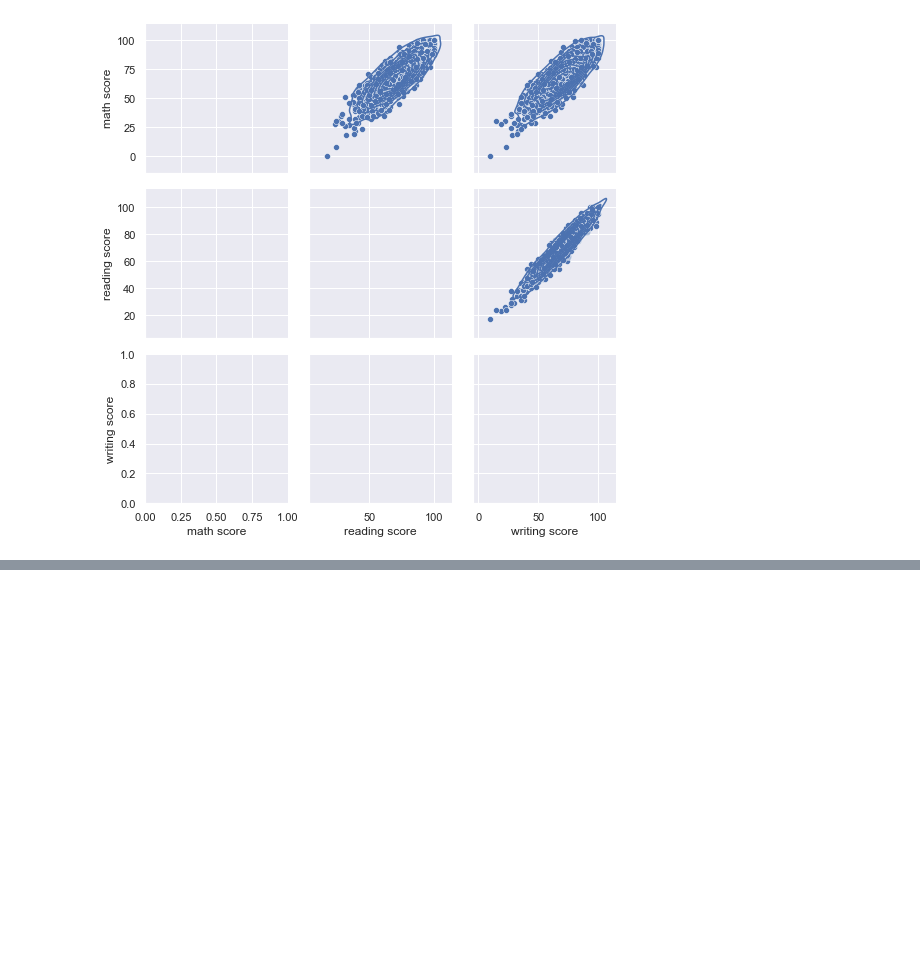
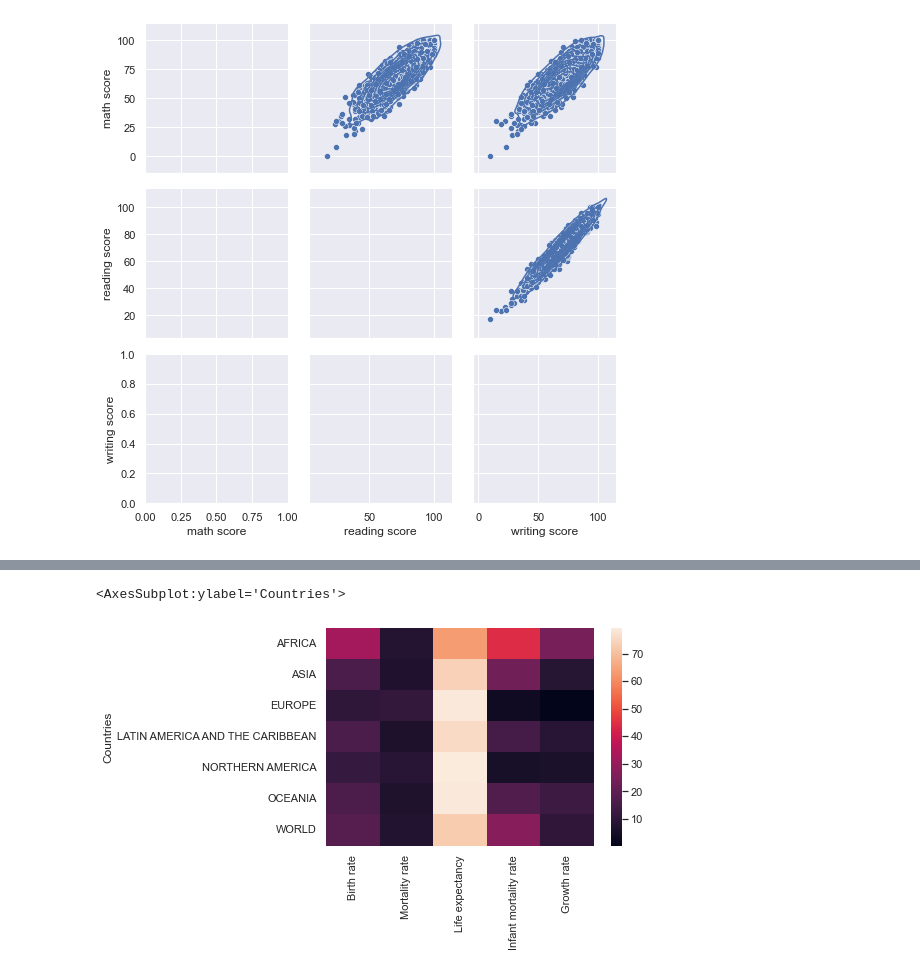
Before and after one commit to ravi0531rp/DataScienceComplete, a Jupyter notebook: Data_Science_ML_Based/004. Seaborn.ipynb, the cells around one changed output, grey strips where cells are left out. Cells and saved outputs as stored; diff of their text form; code cells hidden in the pictures; blank space fills up the shorter version.

```diff
--- a/Data_Science_ML_Based/004. Seaborn.ipynb
+++ b/Data_Science_ML_Based/004. Seaborn.ipynb
@@ -261,0 +270,2 @@ g = g.map_upper(sns.kdeplot)
+# %%
+df = pd.read_csv('D:\\ALL_CODES_SECTIONWISE\\DSC_CODES\\Data_Science_ML_Based\\DATA\\country_table.csv')
@@ -261,0 +281,2 @@ g = g.map_upper(sns.kdeplot)
+# %%
+df = df.set_index('Countries')
@@ -261,0 +295,5 @@ g = g.map_upper(sns.kdeplot)
+# %%
+sns.heatmap(df) # problem here is that all except Life Expectancy is a rate value
+# %% [output]
+<AxesSubplot:ylabel='Countries'>
+[figure, added]
```
Also changed, not shown: parts of 8 cells of this notebook, 1 other file.
